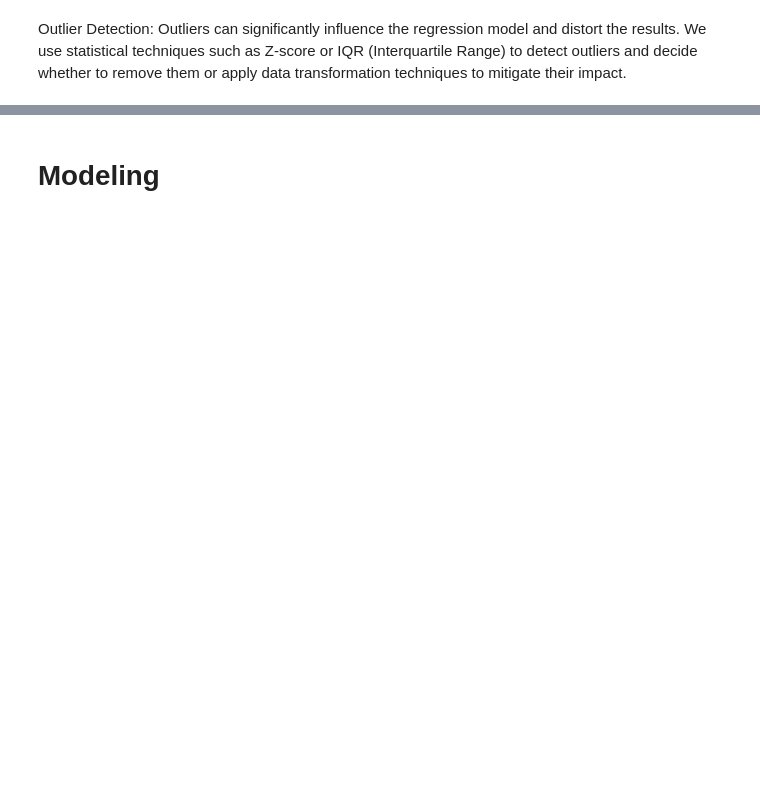
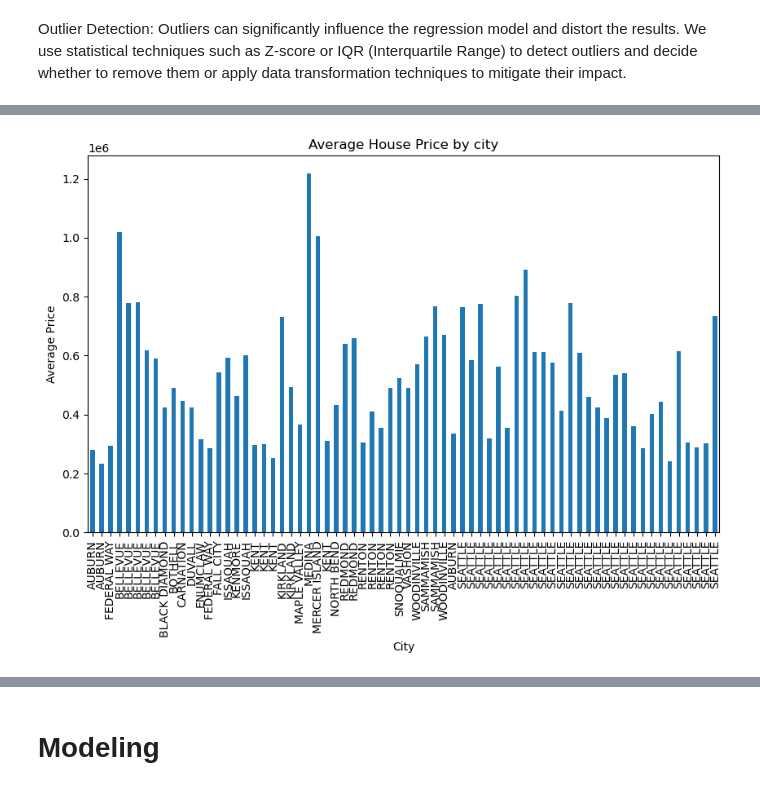
Before and after one commit to KariukiAddi/dsc-phase-2-project-v2-3, a Jupyter notebook: student.ipynb, the cells around one changed output, grey strips where cells are left out. Saved outputs shown, nothing was run; the diff lists cells and outputs as text; code cells hidden in the pictures; blank space fills up the shorter version.

```diff
--- a/student.ipynb
+++ b/student.ipynb
@@ -231,0 +339,21 @@ df
+# %%
+# Grouping houses by ZIP code and calculating average price
+average_price_by_city = df.groupby('zipcode')['price'].mean()
+
+# Get the corresponding zipcode names
+zipcode_names = df.groupby('zipcode')['City'].first().values
+
+# Create a dictionary mapping zipcodes to names
+zipcode_mapping = dict(zip(average_price_by_city.index, zipcode_names))
+
+# Map the zipcodes to names in the bar chart
+average_price_by_city.index = average_price_by_city.index.map(zipcode_mapping)
+
+# Plot the bar chart
+average_price_by_city.plot(kind='bar', figsize=(10, 6))
+plt.xlabel('City')
+plt.ylabel('Average Price')
+plt.title('Average House Price by city')
+plt.show()
+# %% [output]
+[figure, added]
```
Also changed, not shown: parts of 21 cells of this notebook.
